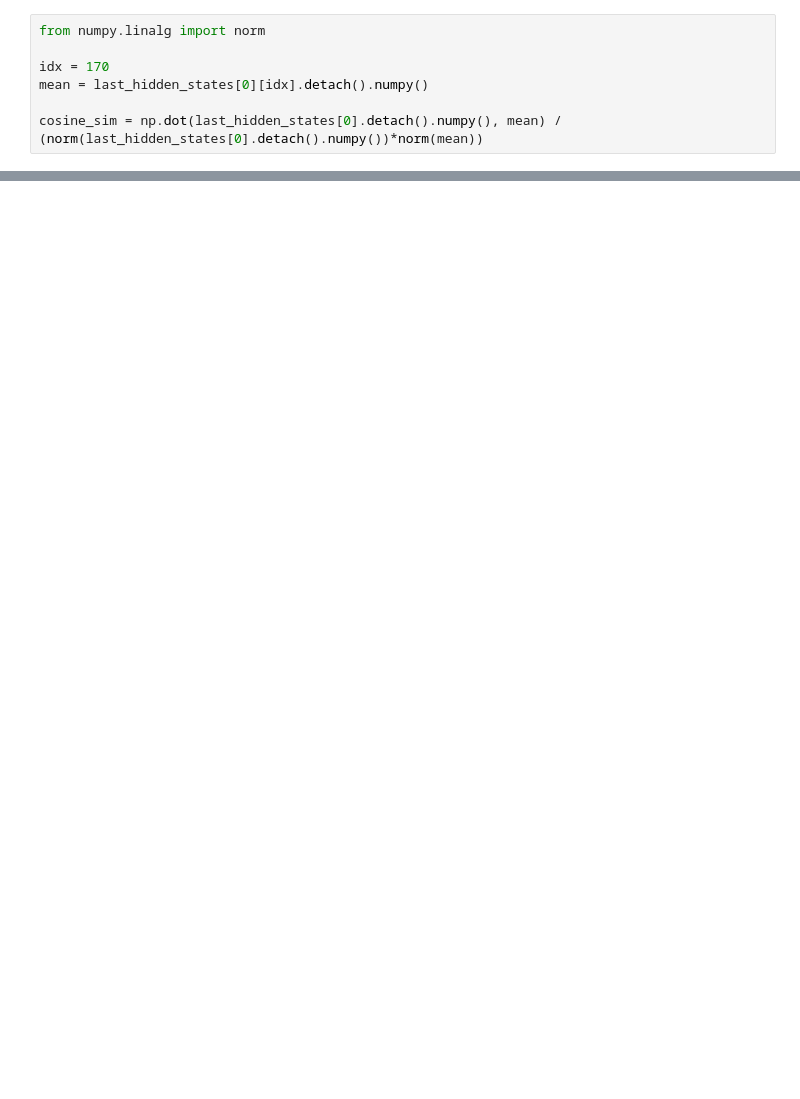
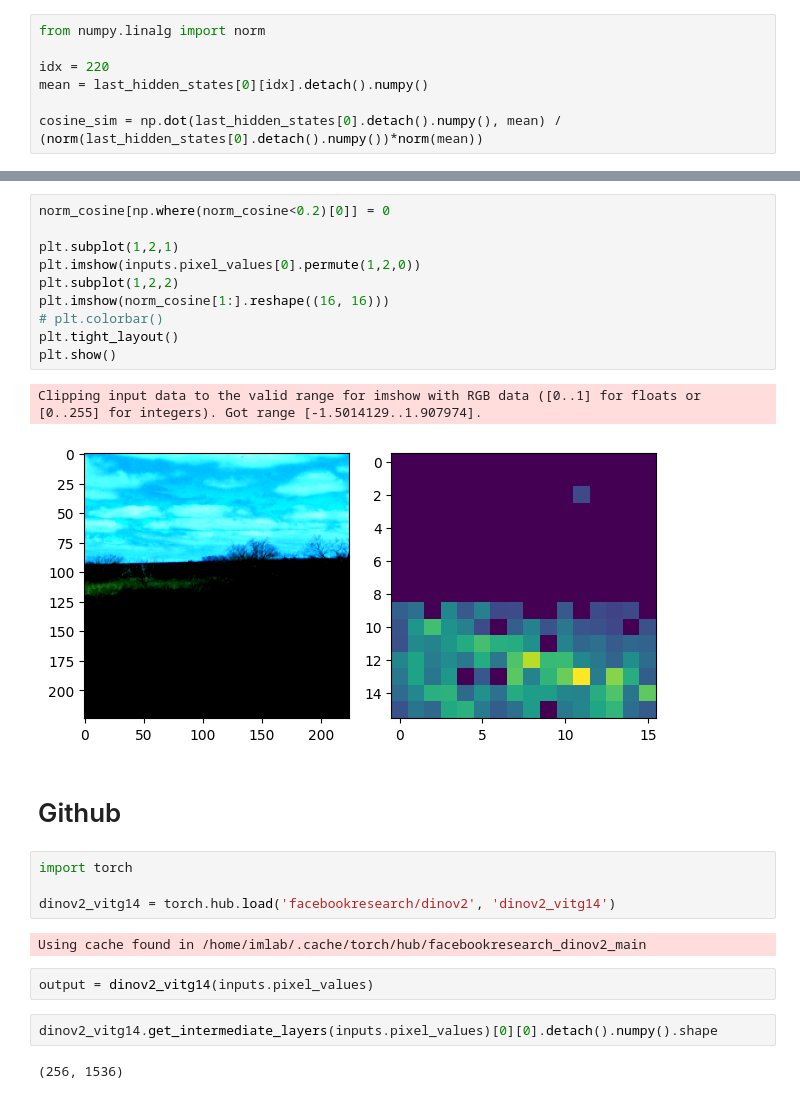
Before and after one commit to julio981007/drivable_area_research, a Jupyter notebook: dinov2.ipynb, the cells around one changed output, grey strips where cells are left out. Saved outputs shown, nothing was run; the diff lists cells and outputs as text; blank space fills up the shorter version.

```diff
--- a/dinov2.ipynb
+++ b/dinov2.ipynb
@@ -39,7 +33,7 @@ torch.Size([1, 257, 1536])
 # %%
 from numpy.linalg import norm
 
-idx = 170
+idx = 220
 mean = last_hidden_states[0][idx].detach().numpy()
 
 cosine_sim = np.dot(last_hidden_states[0].detach().numpy(), mean) / (norm(last_hidden_states[0].detach().numpy())*norm(mean))
@@ -58,0 +54,27 @@ Clipping input data to the valid range for imshow with RGB data ([0..1] for floa
+# %%
+norm_cosine[np.where(norm_cosine<0.2)[0]] = 0
+
+plt.subplot(1,2,1)
+plt.imshow(inputs.pixel_values[0].permute(1,2,0))
+plt.subplot(1,2,2)
+plt.imshow(norm_cosine[1:].reshape((16, 16)))
+# plt.colorbar()
+plt.tight_layout()
+plt.show()
+# %% [output]
+Clipping input data to the valid range for imshow with RGB data ([0..1] for floats or [0..255] for integers). Got range [-1.5014129..1.907974].
+[figure, added]
+# %% [markdown]
+# Github
+# %%
+import torch
+
+dinov2_vitg14 = torch.hub.load('facebookresearch/dinov2', 'dinov2_vitg14')
+# %% [output]
+Using cache found in /home/imlab/.cache/torch/hub/facebookresearch_dinov2_main
+# %%
+output = dinov2_vitg14(inputs.pixel_values)
+# %%
+dinov2_vitg14.get_intermediate_layers(inputs.pixel_values)[0][0].detach().numpy().shape
+# %% [output]
+(256, 1536)
```
Also changed, not shown: parts of 11 cells of this notebook.
